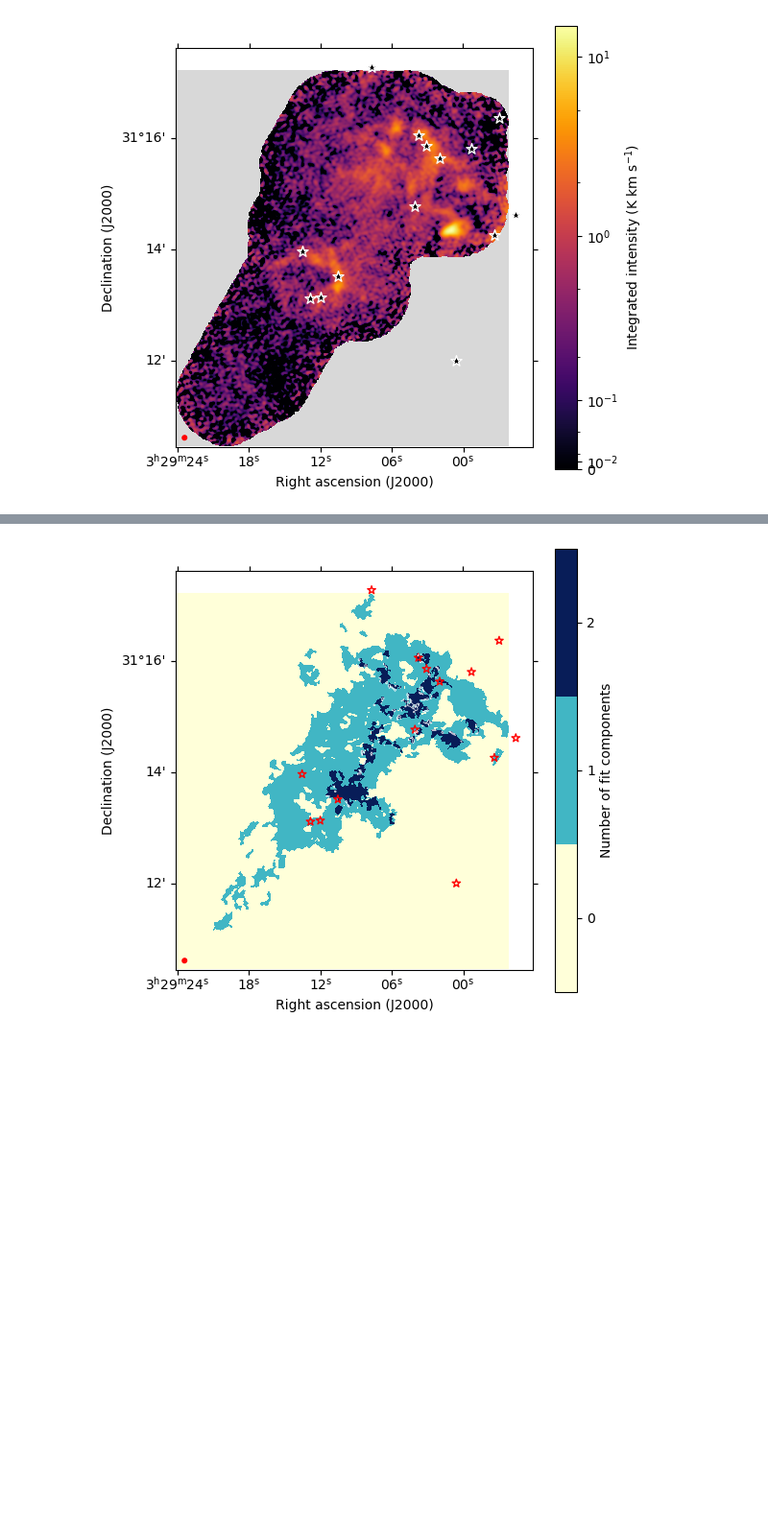
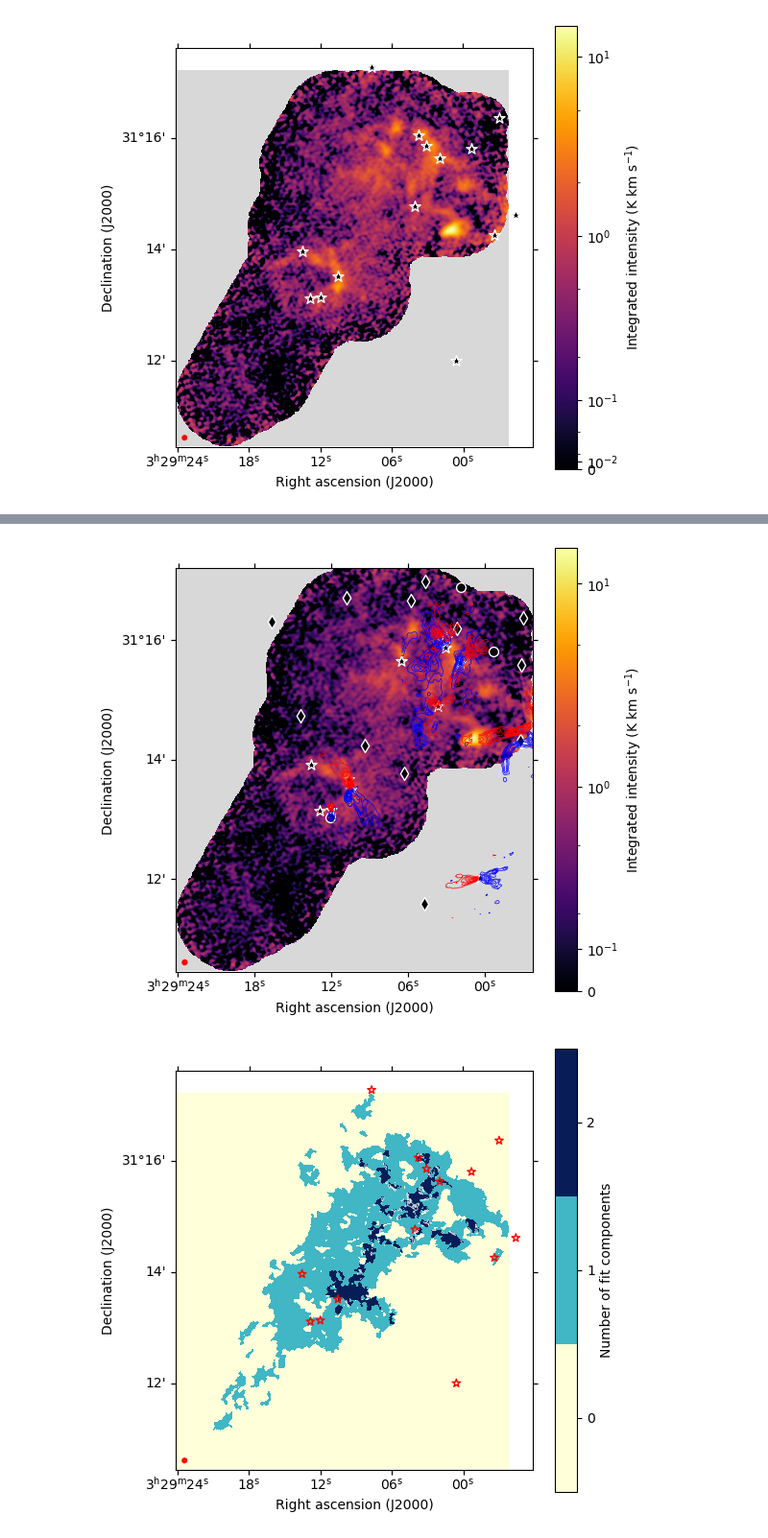
Before and after one commit to tere-valdivia/propstar_gasflow, a Jupyter notebook: figures_NGC1333SE.ipynb, the cells around one changed output, grey strips where cells are left out. Shown at 96% size. Cells and saved outputs as stored; diff of their text form; code cells hidden in the pictures; blank space fills up the shorter version.

```diff
--- a/figures_NGC1333SE.ipynb
+++ b/figures_NGC1333SE.ipynb
@@ -100,0 +149,42 @@ fig.savefig('figures/HC3N_mom0.pdf', bbox_inches='tight', dpi=100)
+# %%
+fig, ax = plt.subplots(1, 1, figsize=(6,6), subplot_kw={'projection': wcs})
+cmap = cm.get_cmap('inferno').copy()
+cmap.set_bad('0.85')
+norm = AsinhNorm(linear_width=0.2, vmin=0)
+
+im = ax.imshow(mom0, cmap=cmap,norm=norm)
+fig.colorbar(im, ax=ax, label=r'Integrated intensity (K km s$^{-1}$)')
+lon = ax.coords[0]
+lat = ax.coords[1]
+lon.set_axislabel('Right ascension (J2000)')
+lat.set_axislabel('Declination (J2000)')
+
+add_beam(ax, major=bmaj, minor=bmin, angle=bpa, color='r', pad=0.1)
+
+for i in range(len(outflowsources)):
+    blueimage, bluehead = fits.getdata(outflowfolder+outflowbluebase.format(outflowsources[i])+'.fits', header=True)
+    bluerange = np.arange(contourbluelist[i, 0], contourbluelist[i, 0]*100, contourbluelist[i, 1])
+    ax.contour(blueimage, transform=ax.get_transform(WCS(bluehead)), levels=bluerange, colors='blue', linewidths=0.5)
+    redimage, redhead = fits.getdata(outflowfolder+outflowredbase.format(outflowsources[i])+'.fits', header=True)
+    redrange = np.arange(contourredlist[i, 0], contourredlist[i, 0]*100, contourredlist[i, 1])
+    ax.contour(redimage, transform=ax.get_transform(WCS(redhead)), levels=redrange, colors='red', linewidths=0.5)
+
+for i in catalog_protostars_extended.index.values:
+    if catalog_protostars_extended.loc[i, 'Class'] == 'I' or catalog_protostars_extended.loc[i, 'Class'] == '0':
+        ax.scatter(catalog_protostars_extended.loc[i, 'RAJ2000'], catalog_protostars_extended.loc[i, 'DEJ2000'],
+                   transform=ax.get_transform('world'), marker='*', facecolor='k', edgecolor='w', s=70)
+    elif catalog_protostars_extended.loc[i, 'Class'] == 'II' or catalog_protostars_extended.loc[i, 'Class'] == 'III':
+        ax.scatter(catalog_protostars_extended.loc[i, 'RAJ2000'], catalog_protostars_extended.loc[i, 'DEJ2000'],
+                   transform=ax.get_transform('world'), marker='d', facecolor='k', edgecolor='w', s=50)
+    elif catalog_protostars_extended.loc[i, 'Class'] == 'F':
+        ax.scatter(catalog_protostars_extended.loc[i, 'RAJ2000'], catalog_protostars_extended.loc[i, 'DEJ2000'],
+                   transform=ax.get_transform('world'), marker='o', facecolor='k', edgecolor='w', s=50)
+    elif catalog_protostars_extended.loc[i, 'Class'] == 'S': continue
+
+
+# for i in catalog_xray.index.values:
+#     ax.scatter(catalog_xray.loc[i, 'RAJ2000'], catalog_xray.loc[i, 'DEJ2000'],
+#                transform=ax.get_transform('world'), marker='x', facecolor='r', s=70)
+fig.savefig('figures/HC3N_mom0_woutflows_wsourcesextended.pdf', bbox_inches='tight', dpi=100)
+# %% [output]
+[figure, added]
```
Also changed, not shown: parts of 13 cells of this notebook, 10 other files.
